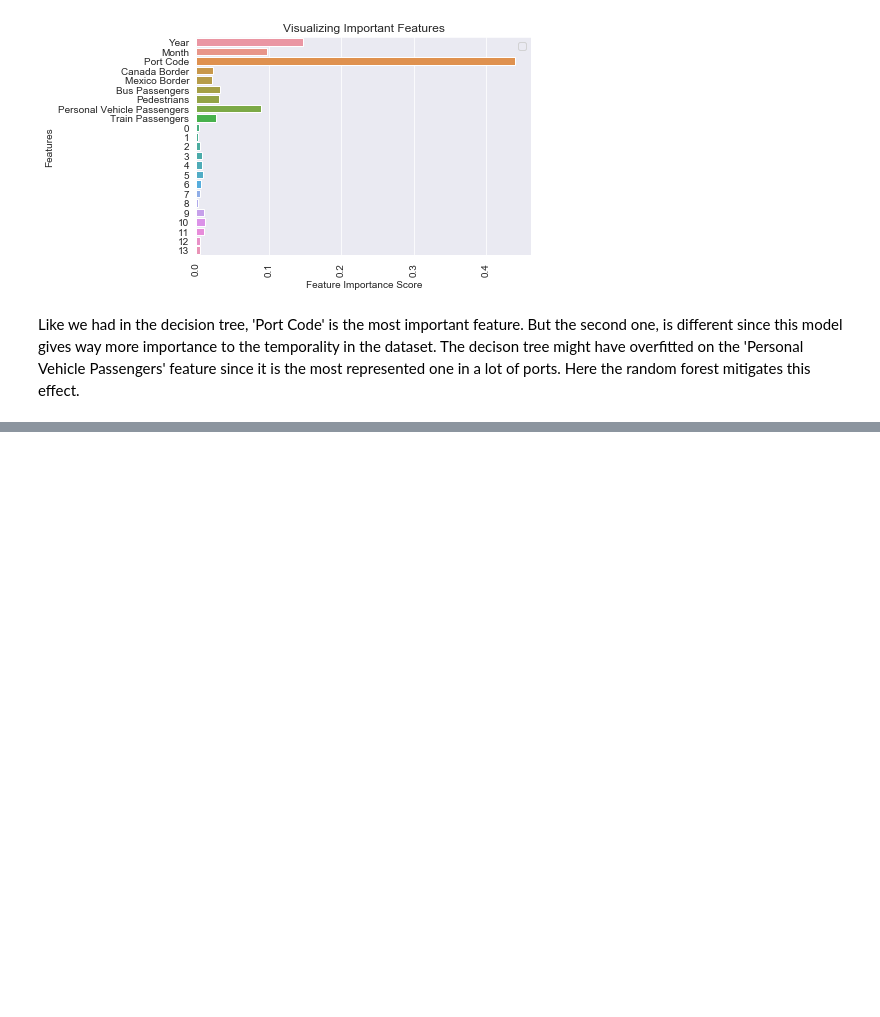
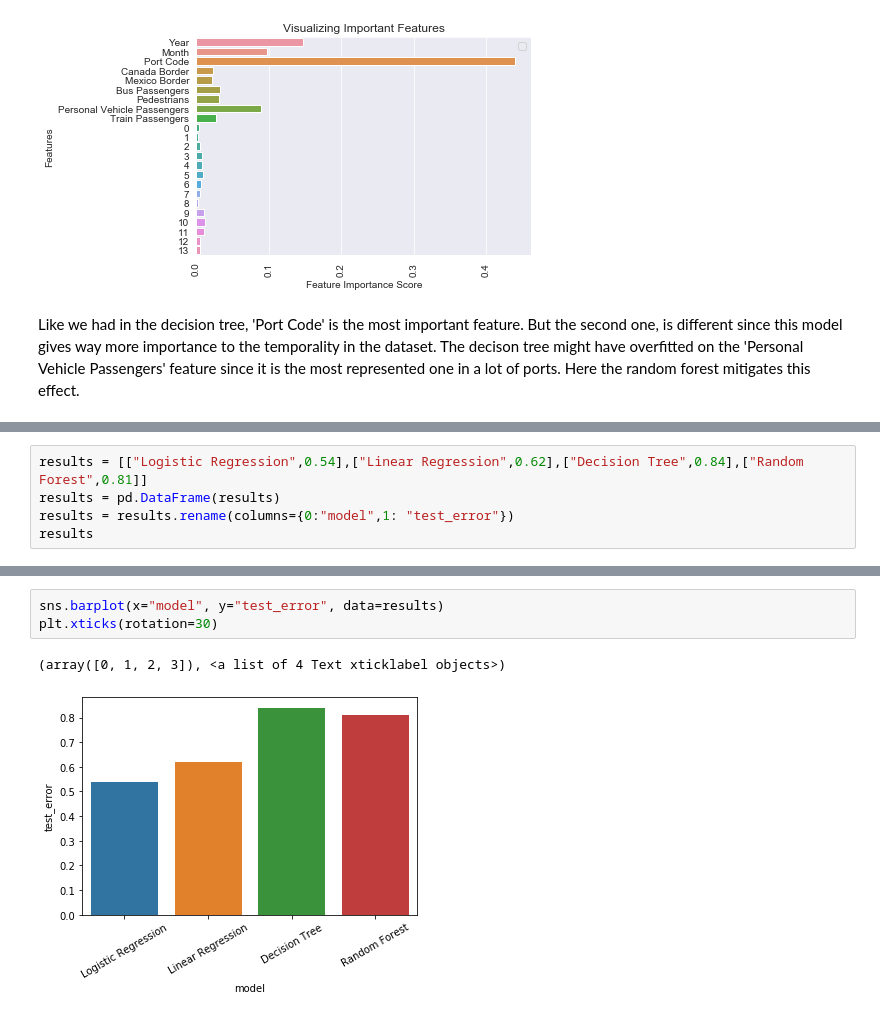
Before and after one commit to rnaua/DMML2019_Team_Swatch, a Jupyter notebook: code/MachineLearning.ipynb, the cells around one changed output, grey strips where cells are left out. Cells and saved outputs as stored; diff of their text form; blank space fills up the shorter version.

```diff
--- a/code/MachineLearning.ipynb
+++ b/code/MachineLearning.ipynb
@@ -820,0 +823,5 @@ Like we had in the decision tree, 'Port Code' is the most important feature. But
+# %%
+results = [["Logistic Regression",0.54],["Linear Regression",0.62],["Decision Tree",0.84],["Random Forest",0.81]]
+results = pd.DataFrame(results)
+results = results.rename(columns={0:"model",1: "test_error"})
+results
@@ -820,0 +834,6 @@ Like we had in the decision tree, 'Port Code' is the most important feature. But
+# %%
+sns.barplot(x="model", y="test_error", data=results)
+plt.xticks(rotation=30)
+# %% [output]
+(array([0, 1, 2, 3]), <a list of 4 Text xticklabel objects>)
+[figure, added]
```
Also changed, not shown: parts of 2 cells of this notebook.
